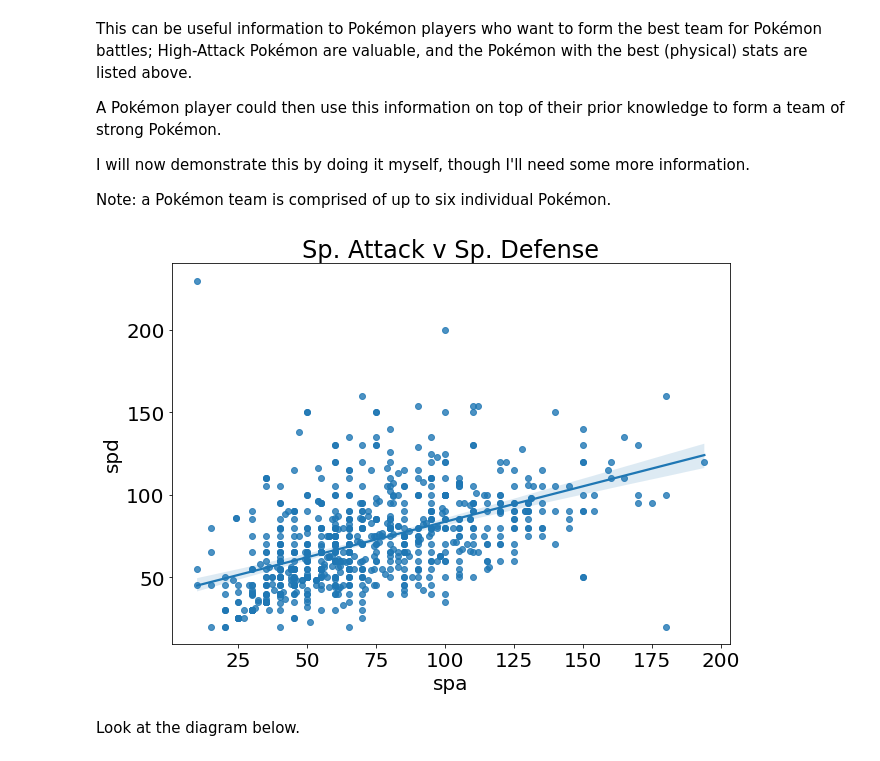
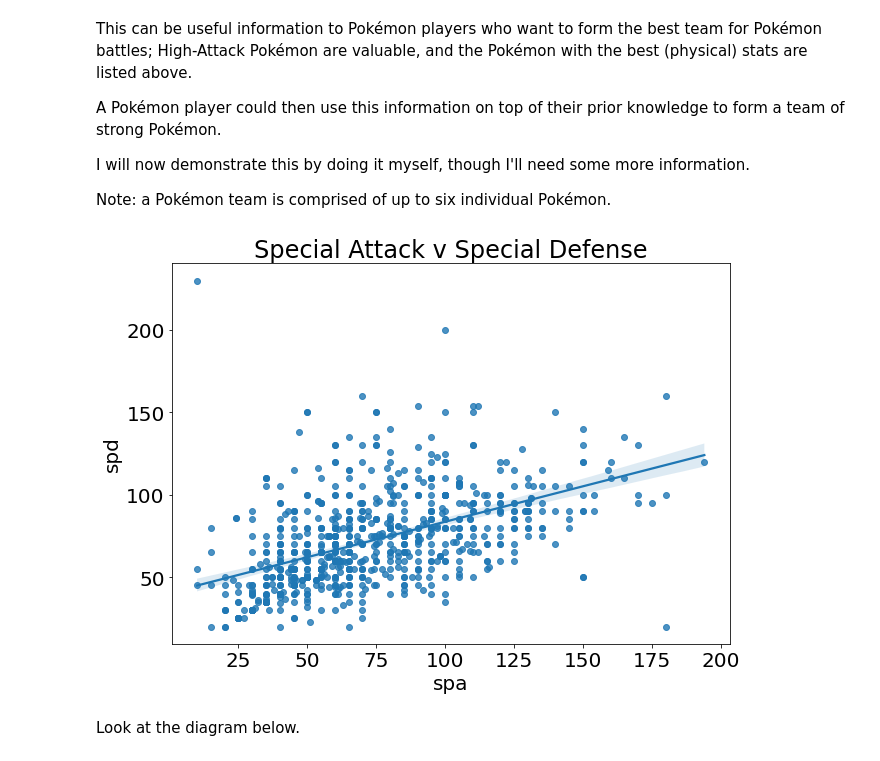
Before and after one commit to TurnipGuy30/Jupyter, a Jupyter notebook: Assignment/Data Analysis.ipynb, the cells around one changed output. Drawn from its saved outputs; the diff is of its cells as text; code cells hidden in the pictures.

```diff
--- a/Assignment/Data Analysis.ipynb
+++ b/Assignment/Data Analysis.ipynb
@@ -210,10 +210,10 @@ Note: a Pokémon team is comprised of up to six individual Pokémon.
 # %%
 # correlation data from columns
 fig = plt.figure(figsize=(10, 7))
 sns.regplot(x=pokemon['spa'], y=pokemon['spd']);
-plt.title('Sp. Attack v Sp. Defense');
+plt.title('Special Attack v Special Defense');
 # %% [output]
-[figure, old version]
+[figure, new version]
 # %% [markdown]
 Look at the diagram below.
 # %%
```
